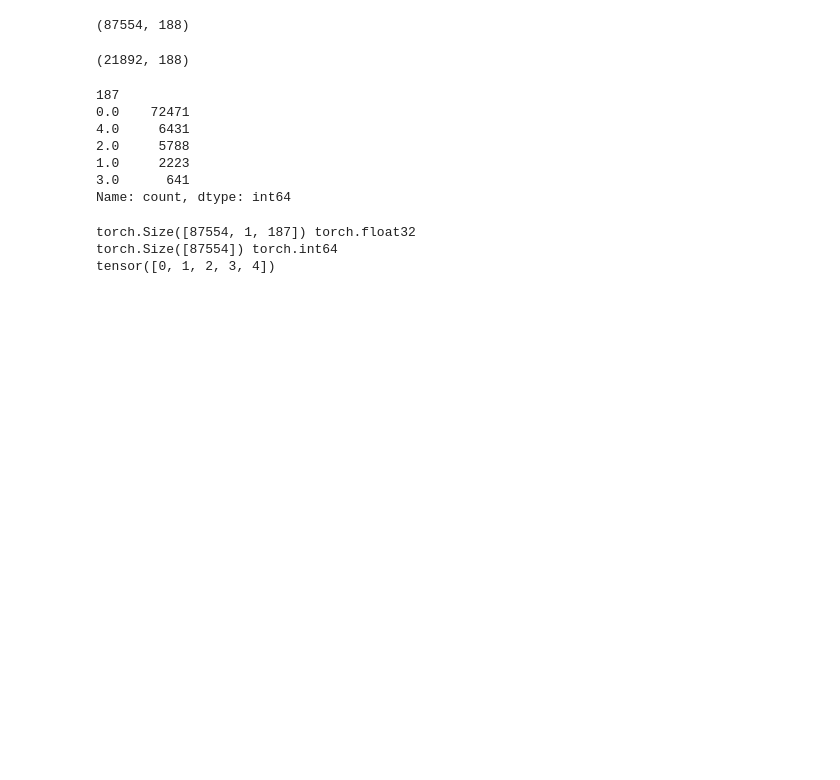
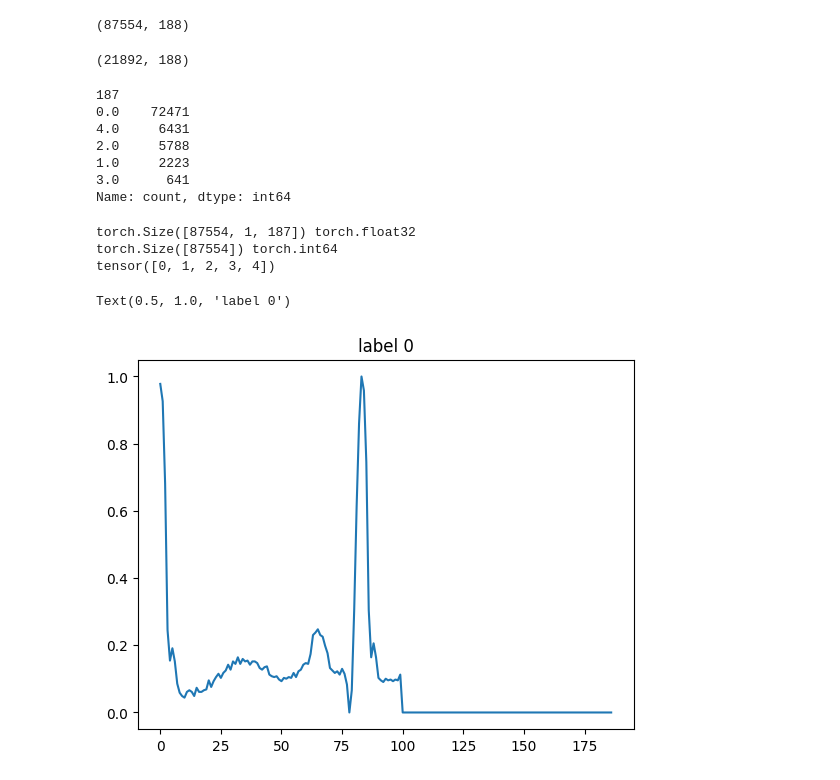
Before and after one commit to saketrama-v/ECGHeartbeat_CNN1D, a Jupyter notebook: ECGHeartbeat_CNN1D.ipynb, the cells around one changed output. Cells and saved outputs as stored; diff of their text form; code cells hidden in the pictures; blank space fills up the shorter version.

Commit message:
feat: data visualisation

```diff
--- a/ECGHeartbeat_CNN1D.ipynb
+++ b/ECGHeartbeat_CNN1D.ipynb
@@ -121,3 +121,9 @@ test_ds = TensorDataset(X_test, y_test)
 batch_size = 128
 train_l = DataLoader(train_ds, batch_size=batch_size, shuffle=True)
 test_l = DataLoader(test_ds, batch_size=batch_size, shuffle = False)
+# %%
+plt.plot(X_train[0].squeeze())
+plt.title(f'label {y_train[0].item()}')
+# %% [output]
+Text(0.5, 1.0, 'label 0')
+[figure, added]
```
